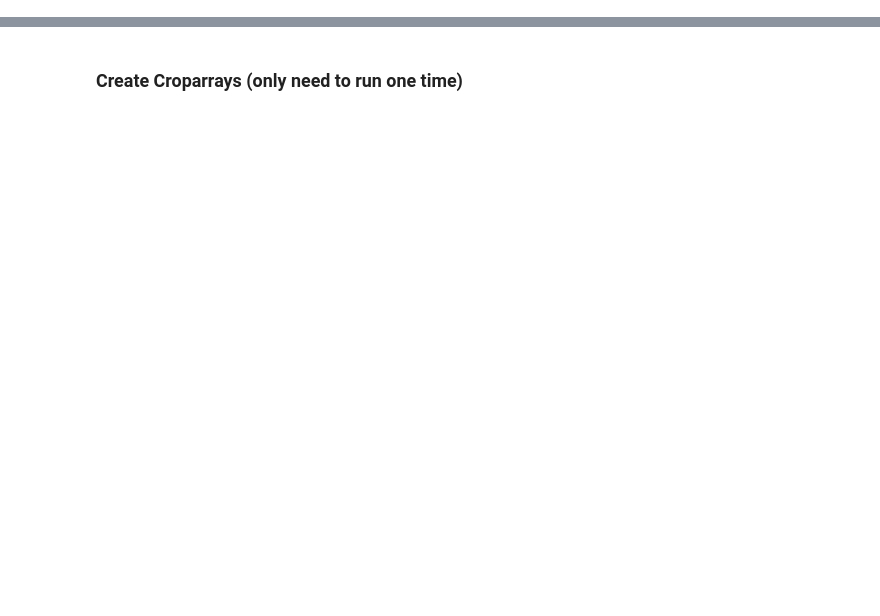
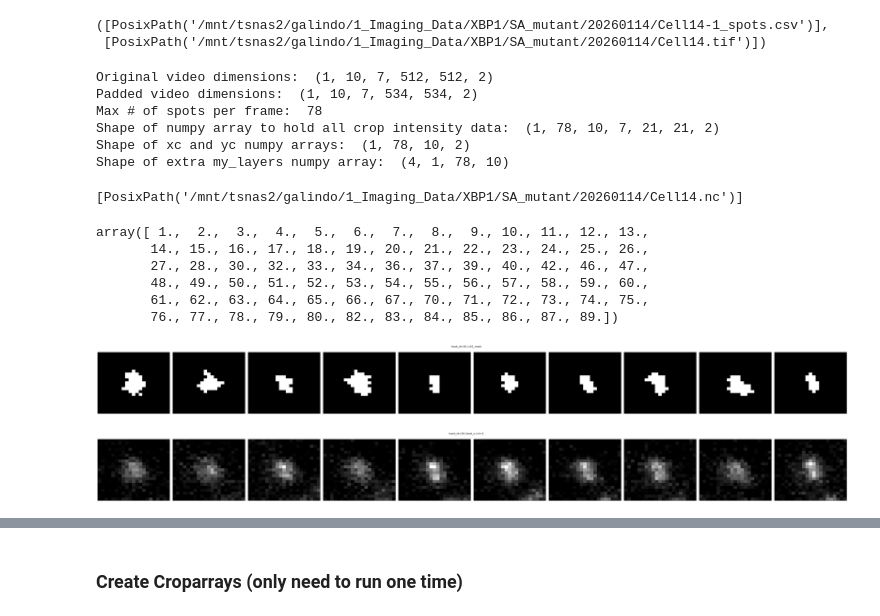
Before and after one commit to timstasevich/croparray, a Jupyter notebook: notebooks/Translation_Stalling_Quantification.ipynb, the cells around one changed output, grey strips where cells are left out. Drawn from its saved outputs; the diff is of its cells as text; code cells hidden in the pictures; blank space fills up the shorter version.

```diff
--- a/notebooks/Translation_Stalling_Quantification.ipynb
+++ b/notebooks/Translation_Stalling_Quantification.ipynb
@@ -0,0 +3,69 @@
+# %%
+import croparray as ca
+from pathlib import Path
+data_dir = Path("/mnt/tsnas2/galindo/1_Imaging_Data/XBP1/SA_mutant/20260114")
+# %%
+# Find all .csv files (sorted for reproducibility)
+csv_files = sorted(data_dir.glob("*.csv"))[13:14]
+# Find all .csv files (sorted for reproducibility)
+vid_files = sorted(data_dir.glob("*.tif"))[13:14]
+csv_files, vid_files
+# %% [output]
+([PosixPath('/mnt/tsnas2/galindo/1_Imaging_Data/XBP1/SA_mutant/20260114/Cell14-1_spots.csv')],
+ [PosixPath('/mnt/tsnas2/galindo/1_Imaging_Data/XBP1/SA_mutant/20260114/Cell14.tif')])
+# %%
+# Create crop arrays from dataframes and videos
+# MAKE SURE TO CHANGE ATTRIBUTES BELOW FOR YOUR SPECIFIC EXPERIMENT!
+import pandas as pd
+import numpy as np
+from skimage.io import imread
+for i in range(len(vid_files)):
+    vid_file = vid_files[i];
+    csv_file = csv_files[i];
+    spots = pd.read_csv(csv_file, header=0,skiprows=[1, 2, 3]);
+    spots.rename(columns={'POSITION_X': 'xc','POSITION_Y': 'yc', 'FRAME': 'f','TRACK_ID':'id'}, inplace=True, errors='raise');
+    spots['fov']=i;
+    spots = spots[['fov','id','f','yc','xc','ID','MEAN_INTENSITY_CH1','MEAN_INTENSITY_CH2']];
+    video_3D = np.array([imread(vid_file)]);
+    video_3D = video_3D.transpose(0, 1, 2, 4, 5, 3) # dimensions MUST be (fov, f = frame, z, y, x, ch);
+    ca_sa = ca.create_crop_array(video_3D, spots, xy_pad = 10, dx=130, dy=130, dz=500, dt=5, units=['nm','s'], name=str(vid_file), date='2026-1-15');
+    ca_sa.measure_signal(ref_ch=1, disk_r=5, disk_bg=7, roll_n=3);
+    out_file = vid_file.with_suffix(".nc")
+    ca_sa.to_netcdf(out_file)
+# %% [output]
+Original video dimensions:  (1, 10, 7, 512, 512, 2)
+Padded video dimensions:  (1, 10, 7, 534, 534, 2)
+Max # of spots per frame:  78
+Shape of numpy array to hold all crop intensity data:  (1, 78, 10, 7, 21, 21, 2)
+Shape of xc and yc numpy arrays:  (1, 78, 10, 2)
+Shape of extra my_layers numpy array:  (4, 1, 78, 10)
+# %%
+nc_files = sorted(data_dir.glob("*.nc"))[13:14]
+nc_files
+# %% [output]
+[PosixPath('/mnt/tsnas2/galindo/1_Imaging_Data/XBP1/SA_mutant/20260114/Cell14.nc')]
+# %%
+# Read in the track arrays using open_as_trackarray (since they were already tracked in trackmate)
+tas = [ca.tools.open_as_trackarray(fn) for fn in nc_files]
+my_ta = ca.concat(cas=tas, dim="cell", labels=list(range(1, len(tas)+1)), join="outer")
+del tas
+# %%
+my_ta.ops.apply(ca.tools.binarize_crop_manual, channels=[1], source="best_z", out_name="ch{ch}_mask", func_kwargs=dict(q=0.45, q_range=(0.02, 0.999), q_positive_only=True, close_px=1, smooth_px=0, fill_holes=False, return_uint8=True), compute_sum_xy=True, sum_name="{out}_area_px");
+my_ta.measure.mask_props(source="ch1_mask", props=("major_axis_length_px","eccentricity"));
+my_ta.measure.mask_skeleton_length(source="ch1_mask",out_prefix="ch1_mask",method="longest_path");
+toi = my_ta.tmeasure.tracklist(var='best_z')
+toi
+# %% [output]
+array([ 1.,  2.,  3.,  4.,  5.,  6.,  7.,  8.,  9., 10., 11., 12., 13.,
+       14., 15., 16., 17., 18., 19., 20., 21., 22., 23., 24., 25., 26.,
+       27., 28., 30., 32., 33., 34., 36., 37., 39., 40., 42., 46., 47.,
+       48., 49., 50., 51., 52., 53., 54., 55., 56., 57., 58., 59., 60.,
+       61., 62., 63., 64., 65., 66., 67., 70., 71., 72., 73., 74., 75.,
+       76., 77., 78., 79., 80., 82., 83., 84., 85., 86., 87., 89.])
+# %%
+myi=25
+my_ta.sel(cell=1, fov=0).tplot.plot_trackarray_crops(layer="ch1_mask", track_ids=[toi[myi]], t=(0, 20, 1));
+my_ta.sel(cell=1, fov=0).tplot.plot_trackarray_crops(layer="best_z", track_ids=[toi[myi]], t=(0, 20, 1), ch=1, rolling=1, quantile_range=(0.02, 0.999));
+# %% [output]
+[figure, added]
+[figure, added]
```
Also changed, not shown: parts of 24 cells of this notebook, 2 other files.
